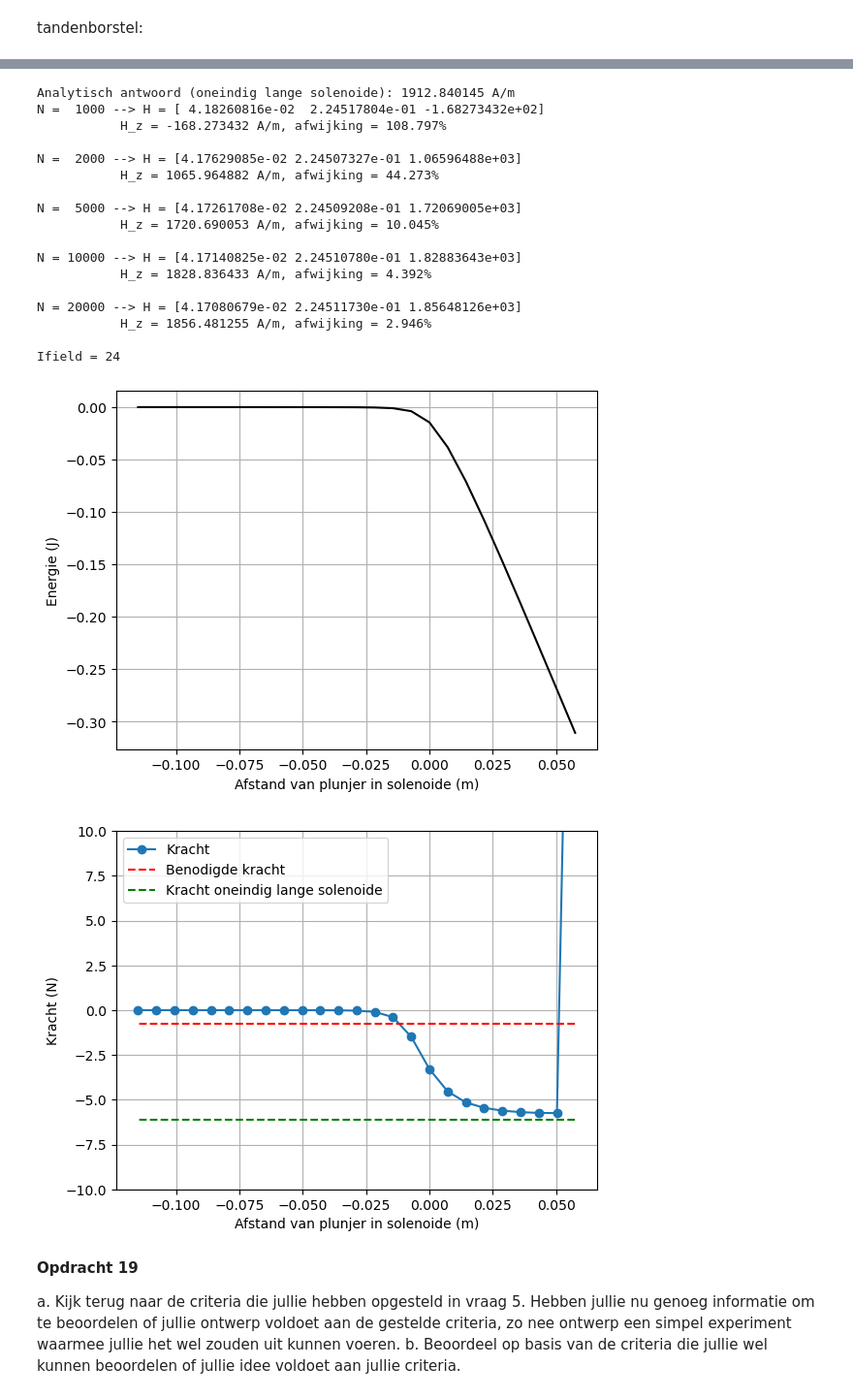
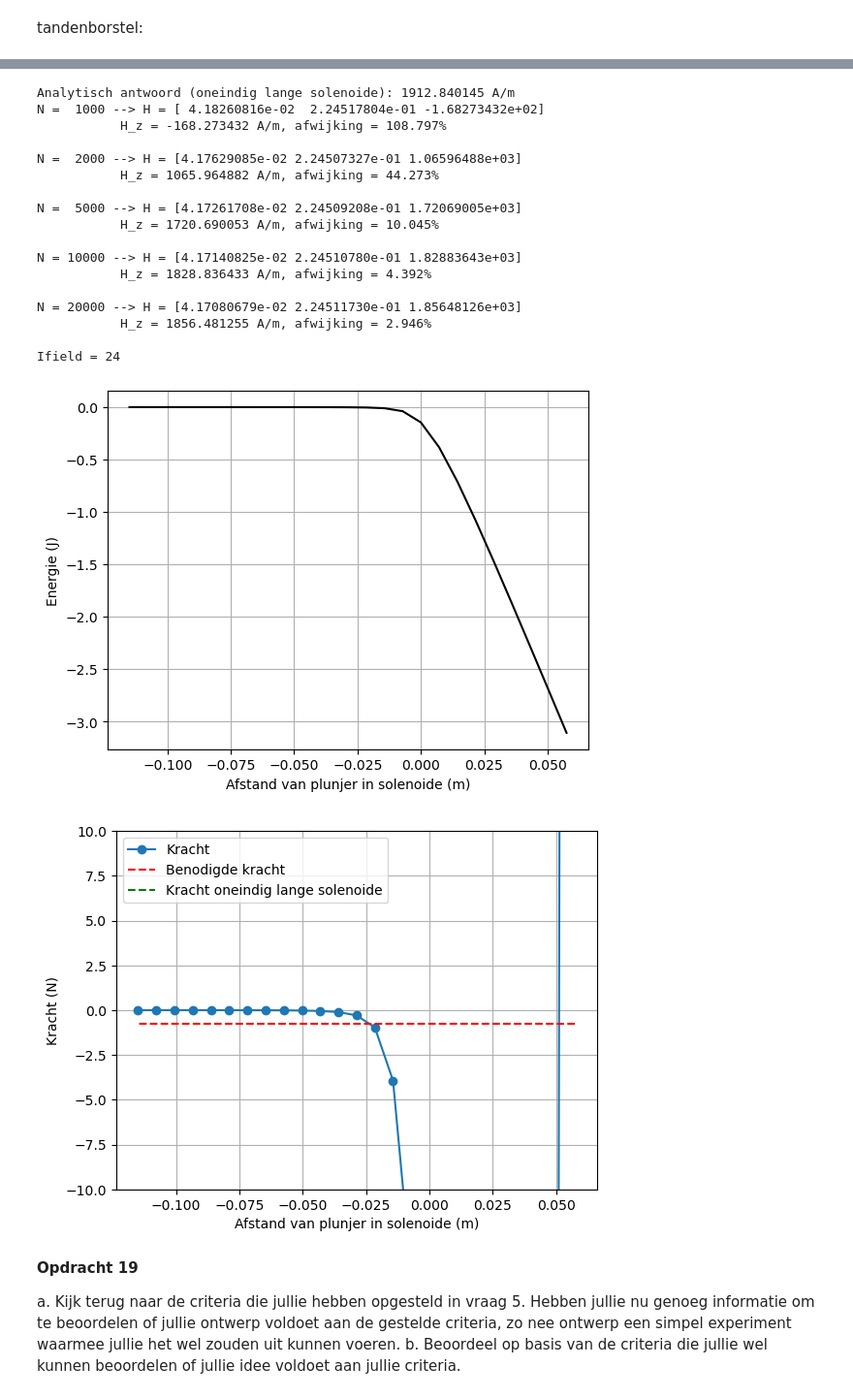
Before and after one commit to emmajuledrent/opdrachten-DEF-D, a Jupyter notebook: DigitaleOntwerpopdrachten/2KrachtactuatorOpdracht/KrachtactuatorOpdracht (1).ipynb, the cells around one changed output, grey strips where cells are left out. Shown at 97% size. Drawn from its saved outputs; the diff is of its cells as text; code cells hidden in the pictures.

```diff
--- a/DigitaleOntwerpopdrachten/2KrachtactuatorOpdracht/KrachtactuatorOpdracht (1).ipynb
+++ b/DigitaleOntwerpopdrachten/2KrachtactuatorOpdracht/KrachtactuatorOpdracht (1).ipynb
@@ -914,7 +914,7 @@ for i_field in range(n_ax):
 
     H_ax[i_field] = Hsimulated[2]
 
-mu_r = 5000
+mu_r = 50000
 mu_0 = 4 * np.pi * 1e-7
 
 Wz=-0.5*np.pi*r_sol**2*np.cumsum(np.flipud(H_ax)*mu_r*mu_0*np.flipud(H_ax))*(z_ax[1] - z_ax[0])
@@ -928,35 +928,35 @@ force_analytical2 = -mu_0*mu_r*np.pi*r_sol**2*aantal_omwentelingen**2*I**2/2/L_s
 force_numerical=np.diff(Wz, n=1, append=[0])/(z_ax[1] - z_ax[0]) # Kracht uitrekenen
 
 # Plotting the results
 plt.plot(L_sol/2 - z_ax, np.flipud(force_numerical), '-o', label='Kracht')
 plt.plot(L_sol/2 - z_ax, (-0.75)*np.ones(n_ax), '--r', label='Benodigde kracht')
 plt.plot(L_sol/2 - z_ax, force_analytical2*np.ones(n_ax), '--g', label='Kracht oneindig lange solenoide')
 plt.xlabel('Afstand van plunjer in solenoide (m)'), plt.ylabel('Kracht (N)'), plt.grid(), plt.legend()
 plt.ylim([-10, 10])
 plt.show()
 # %% [output]
 Aantal omwentelingen = 549.94
 Spoed = 4782.10 omwentelingen per meter
 [figure]
 Analytisch antwoord (oneindig lange solenoide): 1912.840145 A/m
 N =  1000 --> H = [ 4.18260816e-02  2.24517804e-01 -1.68273432e+02]
            H_z = -168.273432 A/m, afwijking = 108.797%
 
 N =  2000 --> H = [4.17629085e-02 2.24507327e-01 1.06596488e+03]
            H_z = 1065.964882 A/m, afwijking = 44.273%
 
 N =  5000 --> H = [4.17261708e-02 2.24509208e-01 1.72069005e+03]
            H_z = 1720.690053 A/m, afwijking = 10.045%
 
 N = 10000 --> H = [4.17140825e-02 2.24510780e-01 1.82883643e+03]
            H_z = 1828.836433 A/m, afwijking = 4.392%
 
 N = 20000 --> H = [4.17080679e-02 2.24511730e-01 1.85648126e+03]
            H_z = 1856.481255 A/m, afwijking = 2.946%
 
 Ifield = 24
-[figure, old version]
+[figure, new version]
-[figure, old version]
+[figure, new version]
 # %% [markdown]
 **Opdracht 19**
 
```
Also changed, not shown: parts of 1 cell of this notebook.
